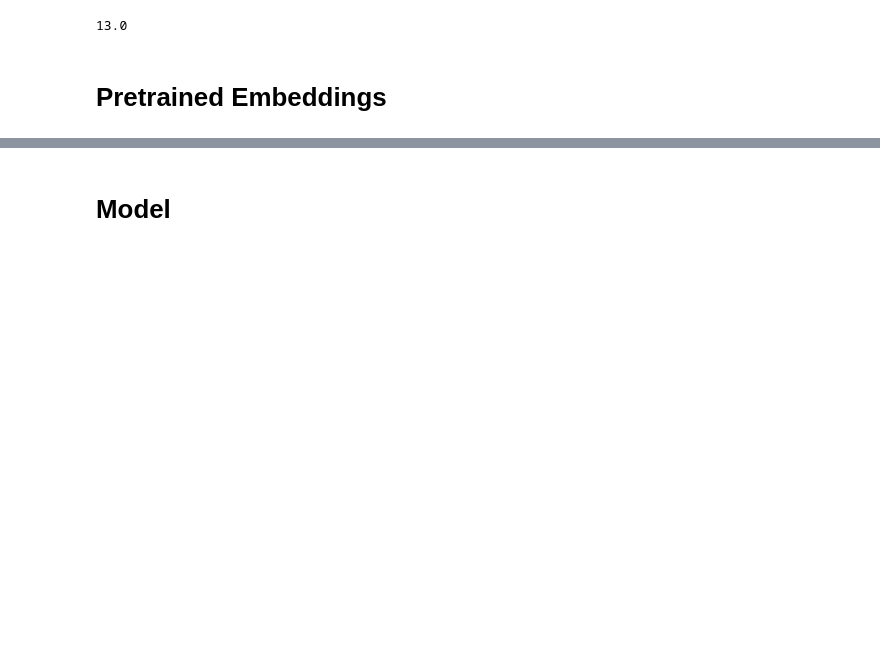
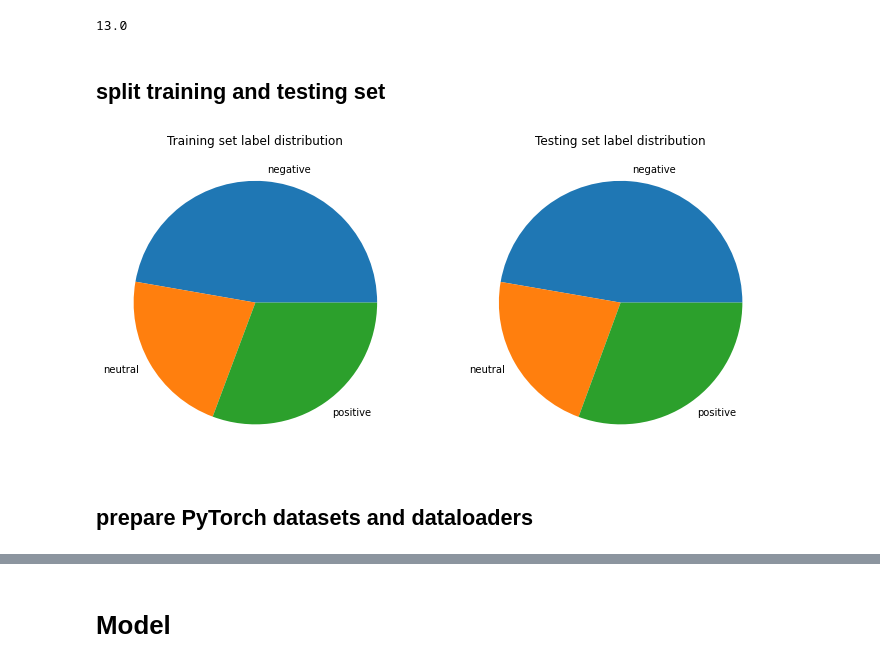
Before and after one commit to HishamKhalil1990/nlp-course-notebooks, a Jupyter notebook: Text-Classification-RNN.ipynb, the cells around one changed output, grey strips where cells are left out. Drawn from its saved outputs; the diff is of its cells as text; code cells hidden in the pictures; blank space fills up the shorter version.

```diff
--- a/Text-Classification-RNN.ipynb
+++ b/Text-Classification-RNN.ipynb
@@ -78,13 +80,31 @@ y = torch.tensor(dataset["Sentiment"].replace({"negative": 0, "neutral": 1, "pos
 X, y = X[filtered_indices], y[filtered_indices]
 # %%
 BATCH_SIZE = 16
+# %% [markdown]
+## split training and testing set
 # %%
-X_train, X_test, y_train, y_test = train_test_split(X, y, stratify=y, test_size=0.3)
+X_train, X_test, y_train, y_test = train_test_split(X, y, stratify=y, test_size=0.15)
+# %%
+fig, (ax1, ax2) = plt.subplots(figsize=(12, 10), ncols=2)
+
+train_dist = np.unique(y_train, return_counts=True)
+test_dist = np.unique(y_test, return_counts=True)
+labels = ["negative", "neutral", "positive"]
+
+ax1.pie(x=train_dist[1], labels=labels)
+ax2.pie(x=test_dist[1], labels=labels)
+
+ax1.set_title("Training set label distribution")
+ax2.set_title("Testing set label distribution")
+
+plt.show()
+# %% [output]
+[figure, added]
+# %% [markdown]
+## prepare PyTorch datasets and dataloaders
 # %%
 train_dataset = torch.utils.data.TensorDataset(X_train, y_train)
 test_dataset = torch.utils.data.TensorDataset(X_test, y_test)
 
 train_dataloader = torch.utils.data.DataLoader(dataset=train_dataset, batch_size=BATCH_SIZE, shuffle=True)
 test_dataloader = torch.utils.data.DataLoader(dataset=test_dataset, batch_size=BATCH_SIZE, shuffle=True)
-# %% [markdown]
-# Pretrained Embeddings
```
Also changed, not shown: parts of 17 cells of this notebook, 1 other file.
